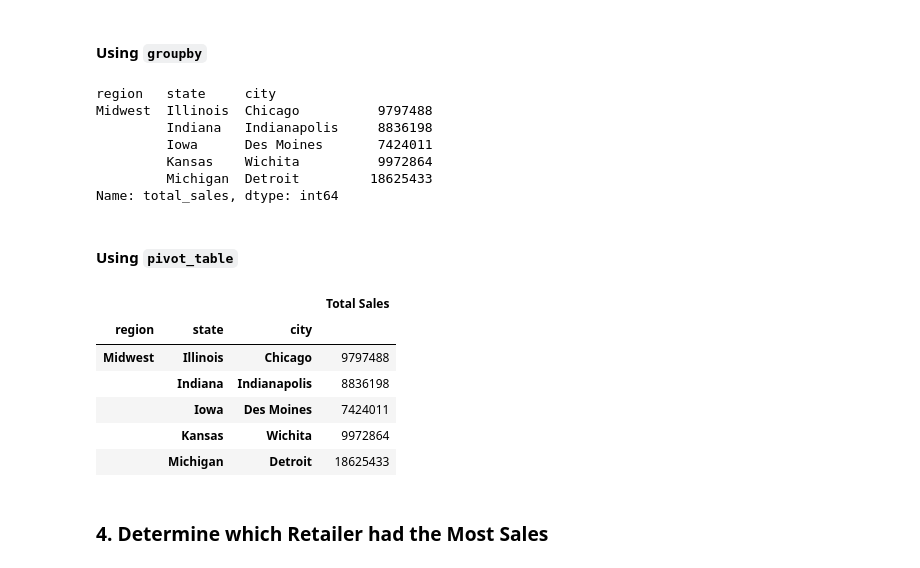
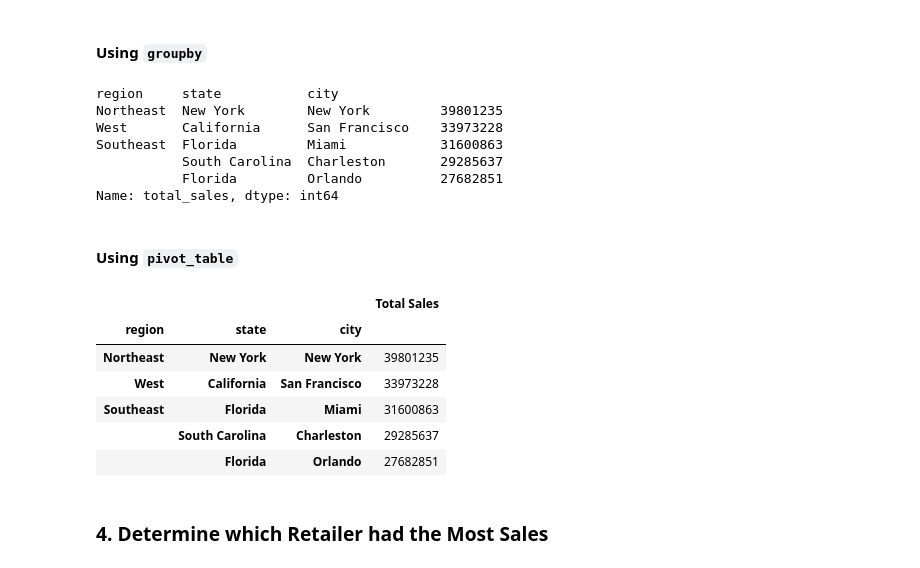
Before and after one commit to RAJESHVELAMALA/athletic_sales_analysis, a Jupyter notebook: athletic_sales_analysis_starter_code.ipynb, the cells around one changed output. Saved outputs shown, nothing was run; the diff lists cells and outputs as text; code cells hidden in the pictures.

```diff
--- a/athletic_sales_analysis_starter_code.ipynb
+++ b/athletic_sales_analysis_starter_code.ipynb
@@ -191,40 +195,42 @@ atheletic_sales_pivot.head(5)
 # %%
 # Show the total sales for the products sold for each region, state, and city.
 # Rename the "total_sales" column to "Total Sales"
-athletic_sales_2021_2021.rename(columns={'total_sales':'Total Sales'})
 
 athletic_sales_groupby=athletic_sales_2021_2021.groupby(['region','state','city'])['total_sales'].sum()
 
+athletic_sales_groupby=athletic_sales_groupby.rename({'total_sales':'Total Sales'})
+athletic_sales_groupby_sorted = athletic_sales_groupby.sort_values(ascending=False)
+# Show the top 5 results.
 
-# Show the top 5 results.
-athletic_sales_groupby.head(5)
+athletic_sales_groupby_sorted.head()
 # %% [output]
-region   state     city
-Midwest  Illinois  Chicago          9797488
-         Indiana   Indianapolis     8836198
-         Iowa      Des Moines       7424011
-         Kansas    Wichita          9972864
-         Michigan  Detroit         18625433
+region     state           city
+Northeast  New York        New York         39801235
+West       California      San Francisco    33973228
+Southeast  Florida         Miami            31600863
+           South Carolina  Charleston       29285637
+           Florida         Orlando          27682851
 Name: total_sales, dtype: int64
 # %% [markdown]
 #### Using `pivot_table`
 # %%
 # Show the total sales for the products sold for each region, state, and city.
 atheletic_sales_pivot=pd.pivot_table(athletic_sales_2021_2021,values='total_sales',index=['region','state','city'],aggfunc='sum')
 
 # Optional: Rename the "total_sales" column to "Total Sales"
 atheletic_sales_pivot=atheletic_sales_pivot.rename(columns={'total_sales':'Total Sales'})
 
+atheletic_sales_pivot_sorted=atheletic_sales_pivot.sort_values('Total Sales',ascending=False)
 # Show the top 5 results.
-atheletic_sales_pivot.head()
+atheletic_sales_pivot_sorted.head()
 # %% [output]
 |  |  |  | Total Sales |
 | region | state | city |  |
-| Midwest | Illinois | Chicago | 9797488 |
-|  | Indiana | Indianapolis | 8836198 |
-|  | Iowa | Des Moines | 7424011 |
-|  | Kansas | Wichita | 9972864 |
-|  | Michigan | Detroit | 18625433 |
+| Northeast | New York | New York | 39801235 |
+| West | California | San Francisco | 33973228 |
+| Southeast | Florida | Miami | 31600863 |
+|  | South Carolina | Charleston | 29285637 |
+|  | Florida | Orlando | 27682851 |
 # %% [markdown]
 ### 4. Determine which Retailer had the Most Sales
 # %% [markdown]
```
Also changed, not shown: parts of 7 cells of this notebook.
